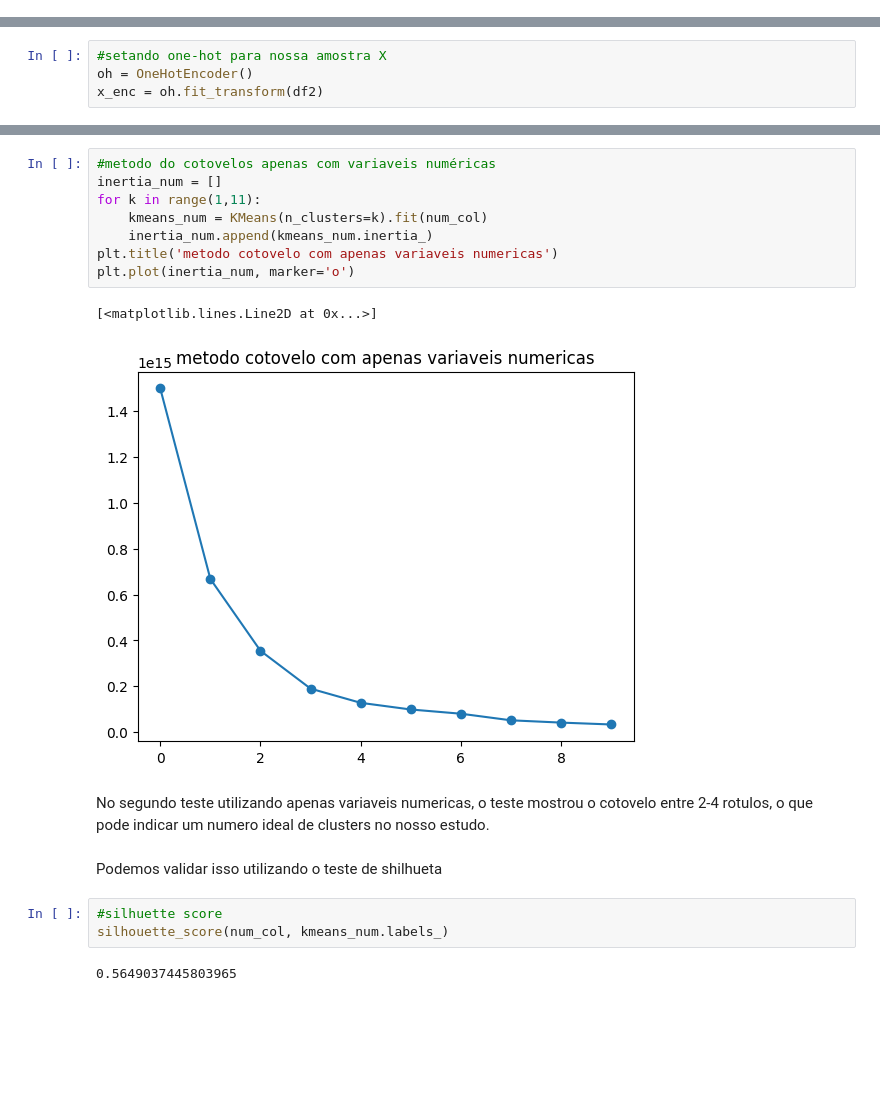
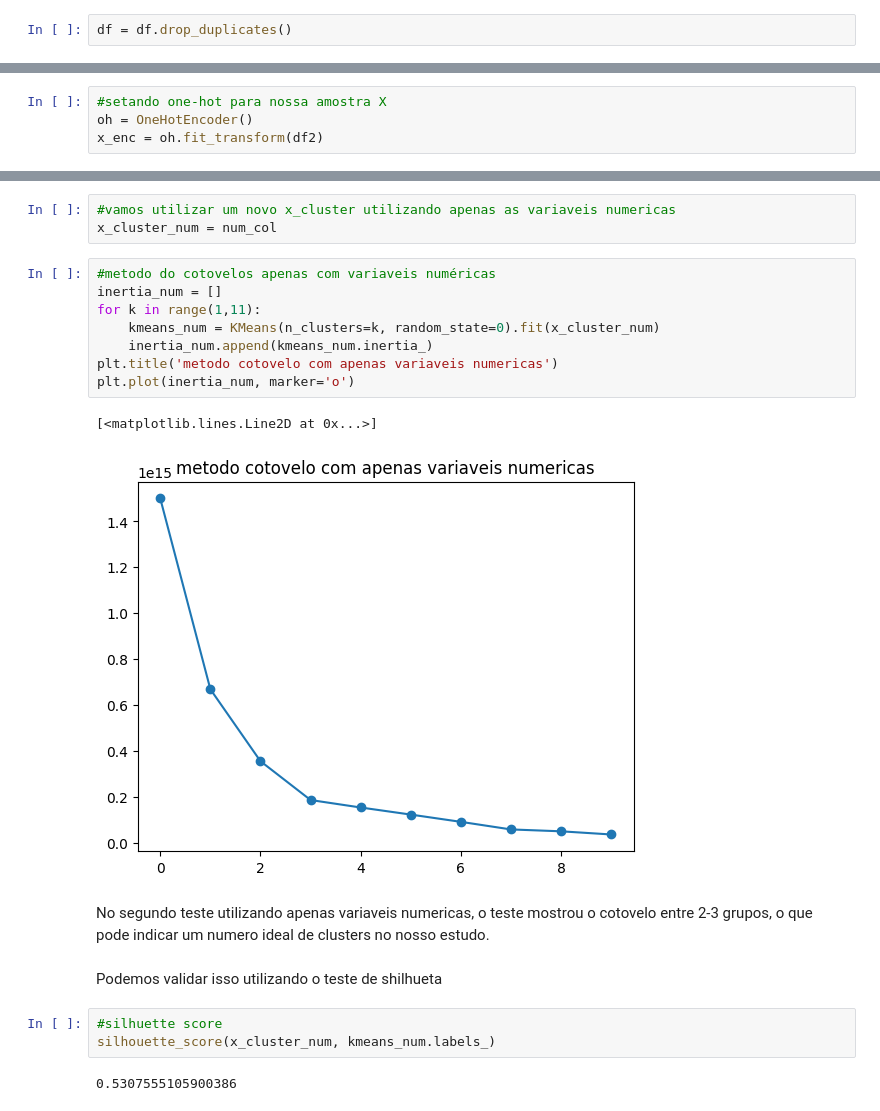
Before and after one commit to WesleySouza13/Projeto-Risco-de-Cr-dito-, a Jupyter notebook: notebooks/notebook.ipynb, the cells around one changed output, grey strips where cells are left out. Saved outputs shown, nothing was run; the diff lists cells and outputs as text; blank space fills up the shorter version.

Commit message:
finalizaçao cluster utilizando kmeans; PCA; iniciando modelagem: split e seleçao dos modelos

```diff
--- a/notebooks/notebook.ipynb
+++ b/notebooks/notebook.ipynb
@@ -138,0 +154,2 @@ array(['Rented apartment', 'House / apartment', 'Municipal apartment',
+# %%
+df = df.drop_duplicates()
@@ -317,23 +341,26 @@ plt.plot(inertia, marker='o')
+# %%
+#vamos utilizar um novo x_cluster utilizando apenas as variaveis numericas
+x_cluster_num = num_col
 # %%
 #metodo do cotovelos apenas com variaveis numéricas
 inertia_num = []
 for k in range(1,11):
-    kmeans_num = KMeans(n_clusters=k).fit(num_col)
+    kmeans_num = KMeans(n_clusters=k, random_state=0).fit(x_cluster_num)
     inertia_num.append(kmeans_num.inertia_)
 plt.title('metodo cotovelo com apenas variaveis numericas')
 plt.plot(inertia_num, marker='o')
 # %% [output]
 [<matplotlib.lines.Line2D at 0x...>]
-[figure, old version]
+[figure, new version]
 # %% [markdown]
-No segundo teste utilizando apenas variaveis numericas, o teste mostrou o cotovelo entre 2-4 rotulos, o que pode indicar um numero ideal de clusters no nosso estudo.
+No segundo teste utilizando apenas variaveis numericas, o teste mostrou o cotovelo entre 2-3 grupos, o que pode indicar um numero ideal de clusters no nosso estudo.
 # %% [markdown]
 Podemos validar isso utilizando o teste de shilhueta
 # %%
 #silhuette score
-silhouette_score(num_col, kmeans_num.labels_)
+silhouette_score(x_cluster_num, kmeans_num.labels_)
 # %% [output]
-0.5649037445803965
+0.5307555105900386
 # %%
 #teste de silhuette
 sil_score = []
```
Also changed, not shown: parts of 39 cells of this notebook.
